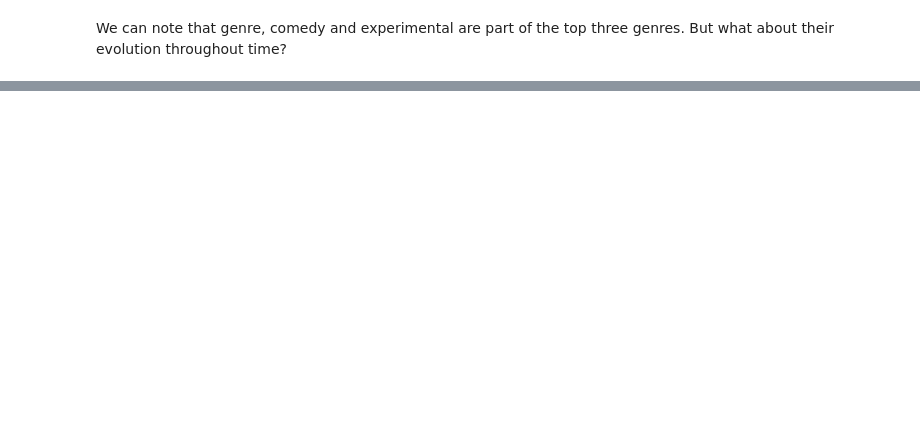
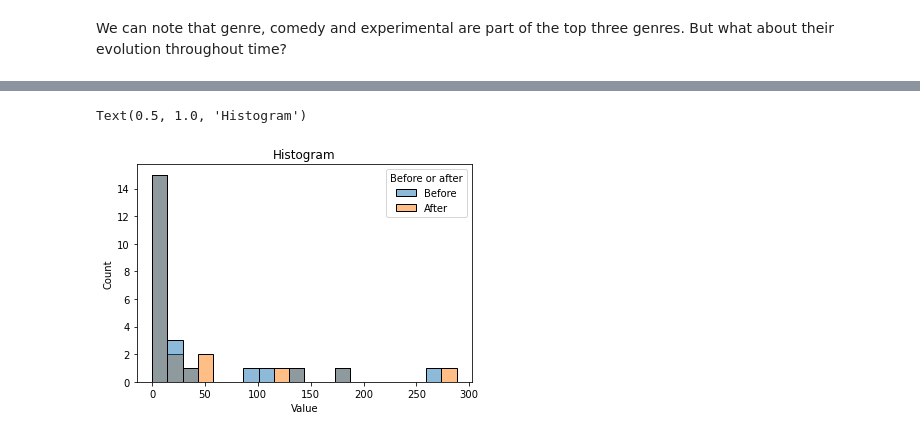
Before and after one commit to epfl-ada/ada-2022-project-abracadabra2022, a Jupyter notebook: Merged_v2.ipynb, the cells around one changed output, grey strips where cells are left out. Cells and saved outputs as stored; diff of their text form; code cells hidden in the pictures; blank space fills up the shorter version.

```diff
--- a/Merged_v2.ipynb
+++ b/Merged_v2.ipynb
@@ -542,0 +661,6 @@ plot_line(genre_per_period(window=window,cumfunc=cumfunc,normalize=normalize,pct
+# %%
+sns.histplot(data=df_modif, hue='Before or after', x='Value',bins=20)
+plt.title("Histogram")
+# %% [output]
+Text(0.5, 1.0, 'Histogram')
+[figure, added]
```
Also changed, not shown: parts of 54 cells of this notebook, 1 other file.
